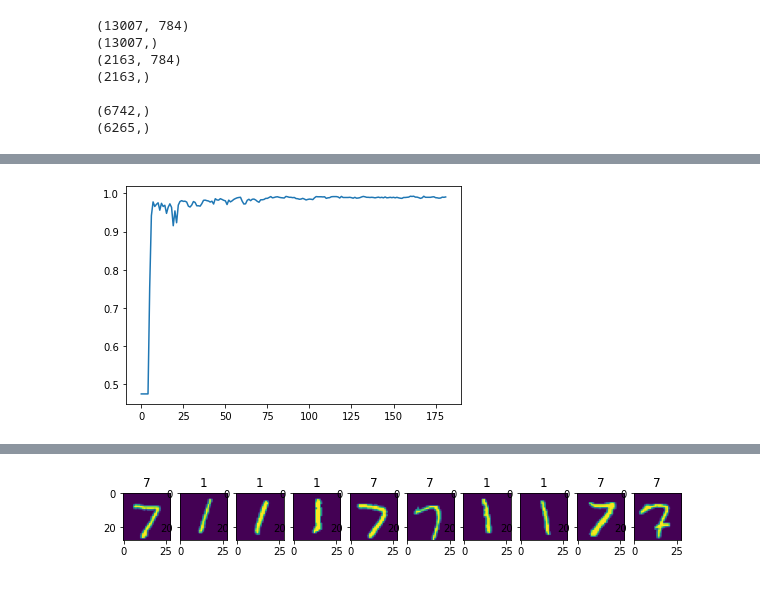
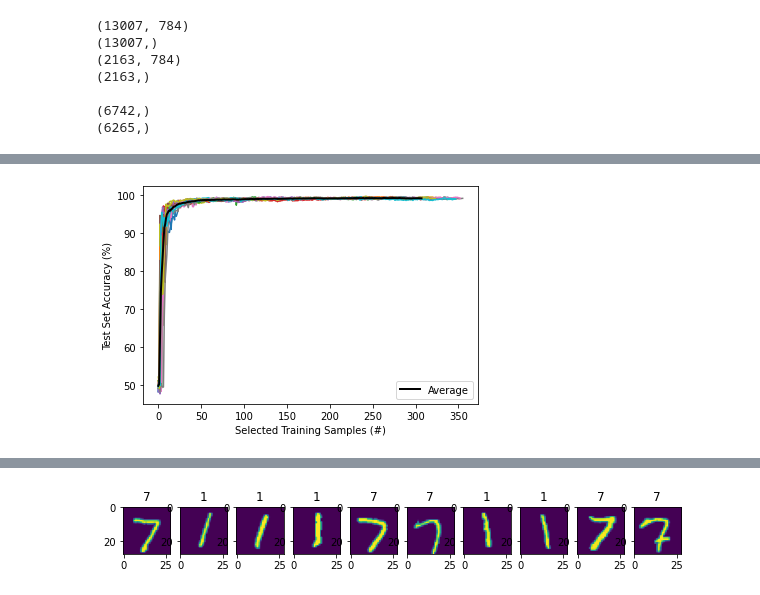
Before and after one commit to RyGuy101/ECE236A-Project, a Jupyter notebook: Driver Notebook.ipynb, the cells around one changed output, grey strips where cells are left out. Saved outputs shown, nothing was run; the diff lists cells and outputs as text; code cells hidden in the pictures.

```diff
--- a/Driver Notebook.ipynb
+++ b/Driver Notebook.ipynb
@@ -51,7 +51,7 @@ if use_mnist:
     s_test[s_test == 1] = 1
     s_test[s_test == 7] = -1
 
-    # N_train = 1500 # reduce training size so it completes faster
+    # N_train = 1000 # reduce training size so it completes faster
     N_train = y_train.shape[0] # keep all training data
 
     # Randomly select and randomly order
@@ -70,7 +70,7 @@ else:
         S = S[order]
         return (Y, S)
 
-    N_train = 2000
+    N_train = 1000
     N_test = 1000
 
     y_train, s_train = make_dataset(N_train)
@@ -136,25 +135,79 @@ test dataset percent correct: 0.9930651872399597
 # %%
 # train online
-model = MyClassifier(y_train.shape[1])
-percentage_over_time = [] # indexed by number of training samples used
+accuracy_vs_selected_samples_all_runs = []
+selected_samples_vs_seen_samples_all_runs = []
 
-inferences = model.test(y_test)
-percentage_over_time.append(percentage_correct(inferences, s_test)) # first element corresponds to 0 training samples
+for _ in range(20): # average over multiple runs
+    order = list(range(y_train.shape[0]))
+    np.random.shuffle(order) # randomly order
+    y_train = y_train[order]
+    s_train = s_train[order]
 
-for i in range(len(y_train)):
-    prev_size = model.y_train.shape[0]
-    model.sample_selection(y_train[i], s_train[i])
-    if model.y_train.shape[0] > prev_size:
-        model.train()
-        inferences = model.test(y_test)
-        percentage_over_time.append(percentage_correct(inferences, s_test))
+    model = MyClassifier(y_train.shape[1])
+    accuracy_vs_selected_samples = [] # indexed by number of training samples used
+    selected_samples_vs_seen_samples = []
 
-print("Used {} out of {} samples".format(model.y_train.shape[0], y_train.shape[0]))
+    inferences = model.test(y_test)
+    accuracy_vs_selected_samples.append(percentage_correct(inferences, s_test)) # first element corresponds to 0 training samples
+    selected_samples_vs_seen_samples.append(0)
 
-inferences = model.test(y_test)
-print("test dataset percent correct: {}".format(percentage_correct(inferences, s_test)))
+    for i in range(len(y_train)):
+        prev_size = model.y_train.shape[0]
+        model.sample_selection(y_train[i], s_train[i])
+        if model.y_train.shape[0] > prev_size:
+            model.train()
+            inferences = model.test(y_test)
+            accuracy_vs_selected_samples.append(percentage_correct(inferences, s_test))
+        selected_samples_vs_seen_samples.append(model.y_train.shape[0])
 
-plt.plot(list(range(len(percentage_over_time))), percentage_over_time)
+    accuracy_vs_selected_samples_all_runs.append(accuracy_vs_selected_samples)
+    selected_samples_vs_seen_samples_all_runs.append(selected_samples_vs_seen_samples)
+
+accuracy_vs_seen_samples_all_runs = []
+for selected_samples_vs_seen_samples, accuracy_vs_selected_samples in zip(selected_samples_vs_seen_samples_all_runs, accuracy_vs_selected_samples_all_runs):
+    accuracy_vs_selected_samples = np.array(accuracy_vs_selected_samples)
+    accuracy_vs_seen_samples_all_runs.append(accuracy_vs_selected_samples[selected_samples_vs_seen_samples])
+
+accuracy_vs_seen_samples_all_runs = np.array(accuracy_vs_seen_samples_all_runs)
+avg_accuracy_vs_seen_samples = np.mean(accuracy_vs_seen_samples_all_runs, axis=0)
+
+selected_samples_vs_seen_samples_all_runs = np.array(selected_samples_vs_seen_samples_all_runs)
+avg_selected_samples_vs_seen_samples = np.mean(selected_samples_vs_seen_samples_all_runs, axis=0)
+
+avg_accuracy_vs_selected_samples = [] # only average up until the last sample for the run with the least samples
+for i in range(np.amin(list(len(accuracy_vs_selected_samples_all_runs[i]) for i in range(len(accuracy_vs_selected_samples_all_runs))))):
+    avg_accuracy_vs_selected_samples.append(np.mean(list(accuracy_vs_selected_samples_all_runs[j][i] for j in range(len(accuracy_vs_selected_samples_all_runs)))))
+avg_accuracy_vs_selected_samples = np.array(avg_accuracy_vs_selected_samples)
+
+assert(y_train.shape[0] == len(avg_selected_samples_vs_seen_samples)-1) # sanity check
+print("On average, used {} out of {} samples ({}%)".format(np.mean(avg_selected_samples_vs_seen_samples[-1]), y_train.shape[0], 100*np.mean(avg_selected_samples_vs_seen_samples[-1])/y_train.shape[0]))
+
+# average accuracy after training the last sample in each run
+print("Average accuracy: {}".format(np.mean(list(accuracy_vs_selected_samples_all_runs[i][-1] for i in range(len(accuracy_vs_selected_samples_all_runs))))))
+
+for accuracy_vs_selected_samples in accuracy_vs_selected_samples_all_runs:
+    accuracy_vs_selected_samples = np.array(accuracy_vs_selected_samples)
+    plt.plot(list(range(len(accuracy_vs_selected_samples))), accuracy_vs_selected_samples*100)
+plt.plot(list(range(len(avg_accuracy_vs_selected_samples))), avg_accuracy_vs_selected_samples*100, color='black', linewidth=2, label='Average')
+plt.xlabel("Selected Training Samples (#)")
+plt.ylabel("Test Set Accuracy (%)")
+plt.legend()
+plt.show()
+
+for selected_samples_vs_seen_samples in selected_samples_vs_seen_samples_all_runs:
+    plt.plot(list(range(len(selected_samples_vs_seen_samples))), selected_samples_vs_seen_samples)
+plt.plot(list(range(len(avg_selected_samples_vs_seen_samples))), avg_selected_samples_vs_seen_samples, color='black', linewidth=2, label='Average')
+plt.xlabel("Seen Data Points (#)")
+plt.ylabel("Selected Training Samples (#)")
+plt.legend()
+plt.show()
+
+for accuracy_vs_seen_samples in accuracy_vs_seen_samples_all_runs:
+    plt.plot(list(range(len(accuracy_vs_seen_samples))), accuracy_vs_seen_samples*100)
+plt.plot(list(range(len(avg_accuracy_vs_seen_samples))), avg_accuracy_vs_seen_samples*100, color='black', linewidth=2, label='Average')
+plt.xlabel("Seen Data Points (#)")
+plt.ylabel("Test Set Accuracy (%)")
+plt.legend()
 plt.show()
 
 thresholds = [0.50, 0.65, 0.80, 0.95]
@@ -162,13 +215,13 @@ crossing_points = {}
 for threshold in thresholds:
     crossing_points[threshold] = []
     under_threshold = True
-    for i in range(len(percentage_over_time)):
-        if under_threshold and percentage_over_time[i] >= threshold:
+    for i in range(len(avg_accuracy_vs_selected_samples)):
+        if under_threshold and avg_accuracy_vs_selected_samples[i] >= threshold:
             crossing_points[threshold].append(i)
             under_threshold = False
-        elif percentage_over_time[i] < threshold:
+        elif avg_accuracy_vs_selected_samples[i] < threshold:
             under_threshold = True
-    print("reaches {}% accuracy after these training sample counts: {}".format(threshold*100, crossing_points[threshold]))
+    print("On average, reaches {}% accuracy after these training sample counts: {}".format(threshold*100, crossing_points[threshold]))
 
 if y_train.shape[1] == 2:
     # Selected data
@@ -199 +252 @@ test dataset percent correct: 0.9907535829866078
-[figure, old version]
+[figure, new version]
```
Also changed, not shown: parts of 4 cells of this notebook, 1 other file.
